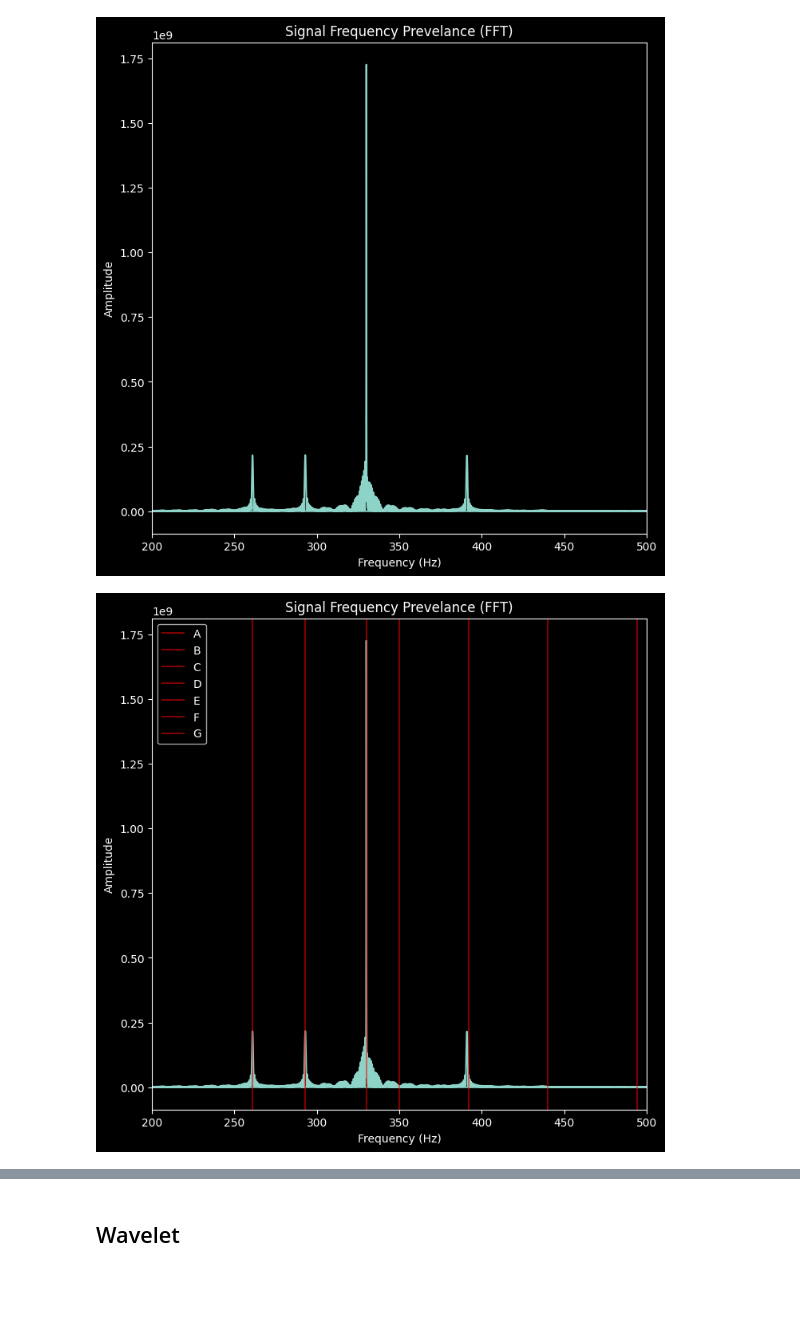
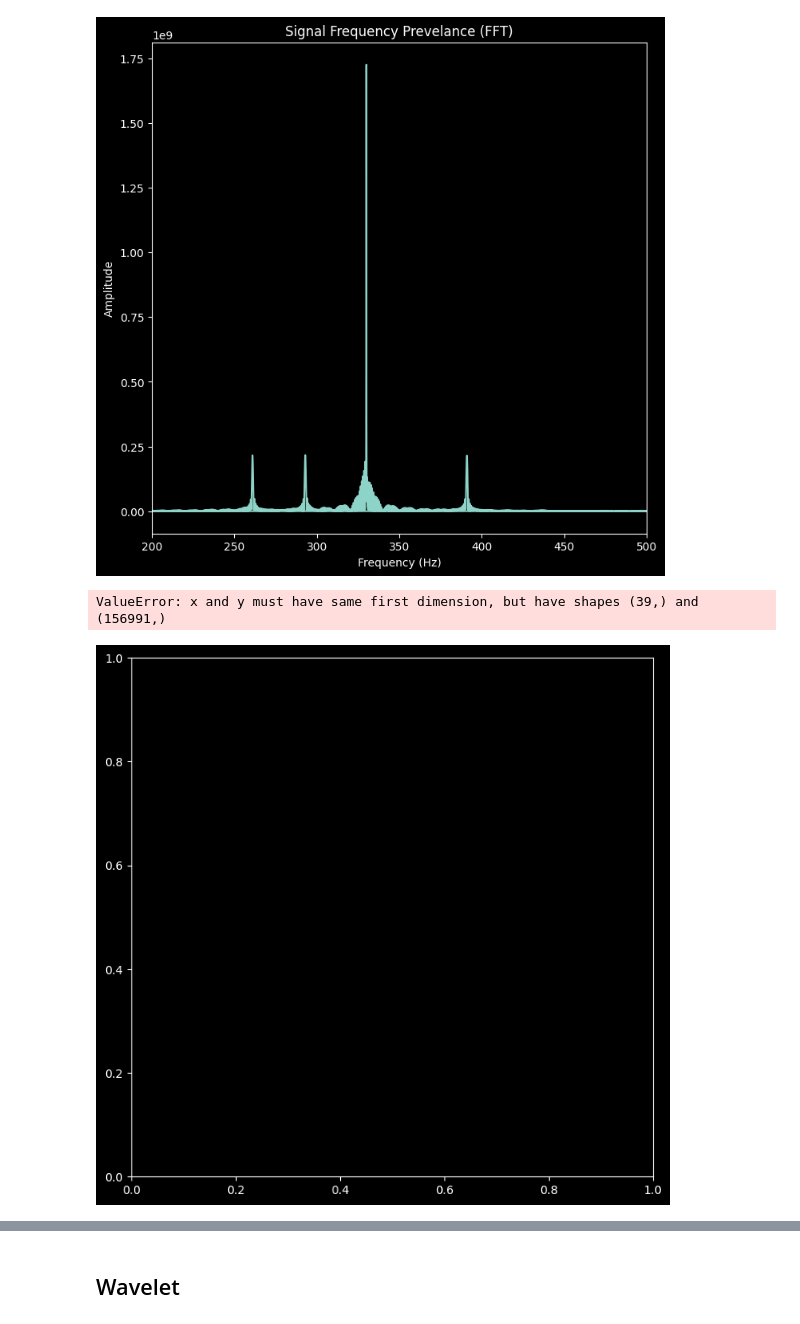
Before and after one commit to cyschneck/geocat-research, a Jupyter notebook: vast/wavelet_p1.ipynb, the cells around one changed output, grey strips where cells are left out. Saved outputs shown, nothing was run; the diff lists cells and outputs as text; code cells hidden in the pictures; blank space fills up the shorter version.

```diff
--- a/vast/wavelet_p1.ipynb
+++ b/vast/wavelet_p1.ipynb
@@ -53,0 +54,16 @@ plt.show()
+# %%
+# note frequency in hz
+a_freq = 440
+print(f"A note {a_freq} hz")
+b_freq = 494
+print(f"B note {b_freq} hz")
+c_freq = 261
+print(f"C note {c_freq} hz")
+d_freq = 293
+print(f"D note {d_freq} hz")
+e_freq = 330
+print(f"E note {e_freq} hz")
+f_freq = 350
+print(f"F note {f_freq} hz")
+g_freq = 392
+print(f"G note {g_freq} hz")
@@ -73,31 +97,32 @@ plt.show()
 # %%
 # Plot Frequency Prevelance with Note Overview
 fig, ax = plt.subplots(figsize=(8, 8))
 plt.plot(freqs, fourier_transform)
 # Only plot positive Frequencies (hz) in range of notes (200-600)
 ax.set_xlim(left=200, right=500)
 # A note: 440 hz
-plt.axvline(x=440, color="red", label="A",alpha=0.5)
+plt.axvline(x=a_freq, color="red", label="A",alpha=0.5)
 # B Note: 494 hz
-plt.axvline(x=494, color="red", label="B",alpha=0.5)
+plt.axvline(x=b_freq, color="red", label="B",alpha=0.5)
 # C Note: 261 hz
-plt.axvline(x=261, color="red", label="C",alpha=0.5)
+plt.axvline(x=c_freq, color="red", label="C",alpha=0.5)
 # D Note: 293 hz
-plt.axvline(x=293, color="red", label="D",alpha=0.5)
+plt.axvline(x=d_freq, color="red", label="D",alpha=0.5)
 # E Note: 330 hz
-plt.axvline(x=330, color="red", label="E",alpha=0.5)
+plt.axvline(x=e_freq, color="red", label="E",alpha=0.5)
 # F Note: 350 hz
-plt.axvline(x=350, color="red", label="F",alpha=0.5)
+plt.axvline(x=f_freq, color="red", label="F",alpha=0.5)
 # G Note: 392 hz
-plt.axvline(x=392, color="red", label="G",alpha=0.5)
+plt.axvline(x=g_freq, color="red", label="G",alpha=0.5)
 plt.title("Signal Frequency Prevelance (FFT)")
 plt.xlabel('Frequency (Hz)')
 plt.ylabel('Amplitude')
 plt.legend()
 plt.savefig("fft_2.png")
 plt.show()
 # %% [output]
+ValueError: x and y must have same first dimension, but have shapes (39,) and (156991,)
-[figure, old version]
+[figure, new version]
 # %%
 # Plot Frequency Prevelance with Note Overview
 fig, ax = plt.subplots(figsize=(8, 8))
```
Also changed, not shown: parts of 6 cells of this notebook, 3 other files.
